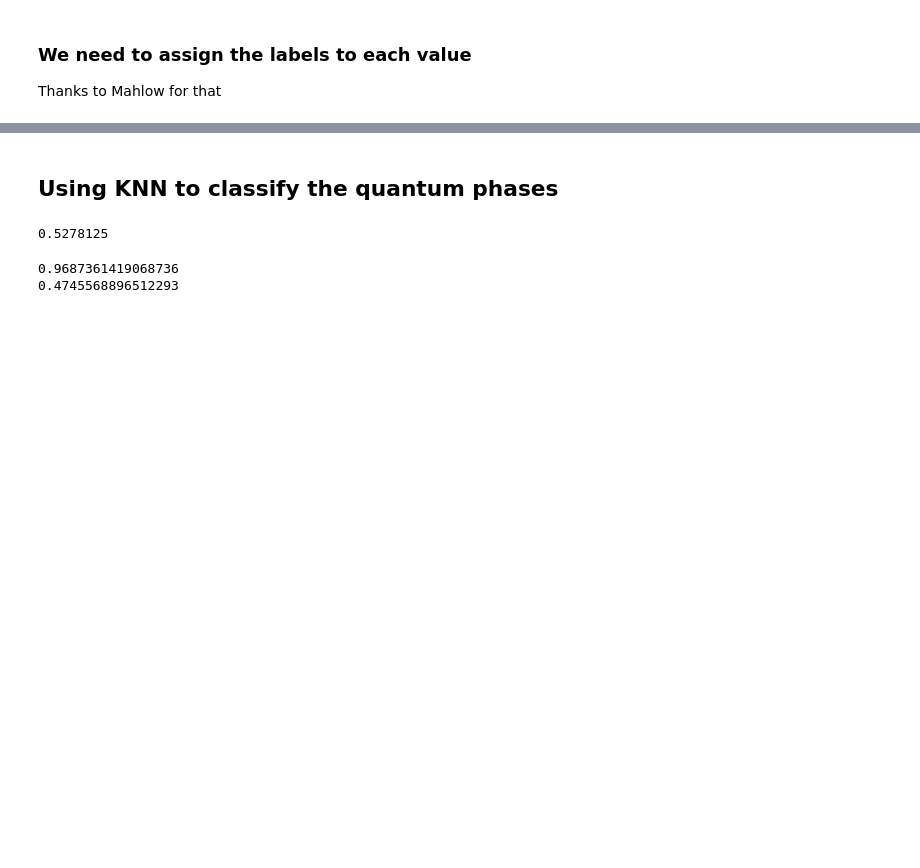
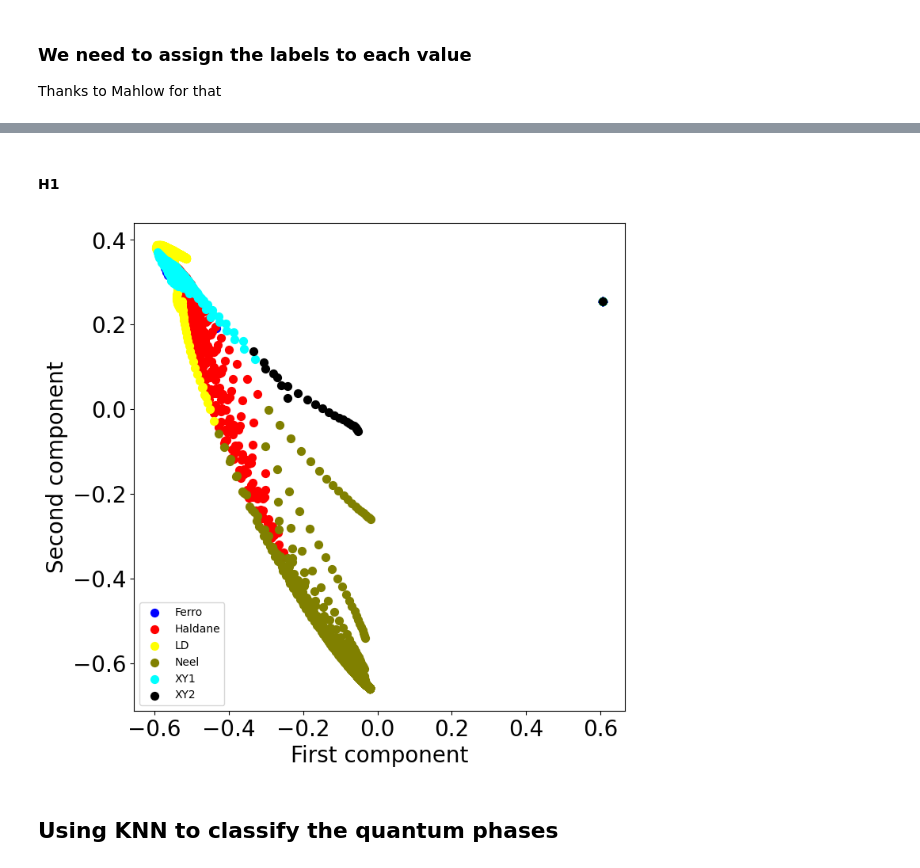
Before and after one commit to eru-iluv/Phase-Classifier, a Jupyter notebook: main.ipynb, the cells around one changed output, grey strips where cells are left out. Saved outputs shown, nothing was run; the diff lists cells and outputs as text; code cells hidden in the pictures; blank space fills up the shorter version.

```diff
--- a/main.ipynb
+++ b/main.ipynb
@@ -229,3 +257,9 @@ PCA_transform(dfs_corr['H3'])
+# %% [markdown]
+#### H1
+# %%
+PCA_transform(dfs_corr['H1'])
+# %% [output]
+[figure, added]
 # %% [markdown]
 ## Using KNN to classify the quantum phases
 # %%
@@ -266,11 +300 @@ def classify(dfs_corr: dict[str, pd.DataFrame], test_key: str, ignored_phases: l
     print(knn.score(X_test, y_test))
-# %%
-H2_pred = classify(dfs_corr, 'H2')
-# %% [output]
-0.5278125
-# %%
-H1_pred = classify(dfs_corr, 'H1', ['LD', 'XY1'])
-H3_pred = classify(dfs_corr, 'H3', ['Trimer'])
-# %% [output]
-0.9687361419068736
-0.4745568896512293
```
Also changed, not shown: parts of 17 cells of this notebook, 2 other files.
